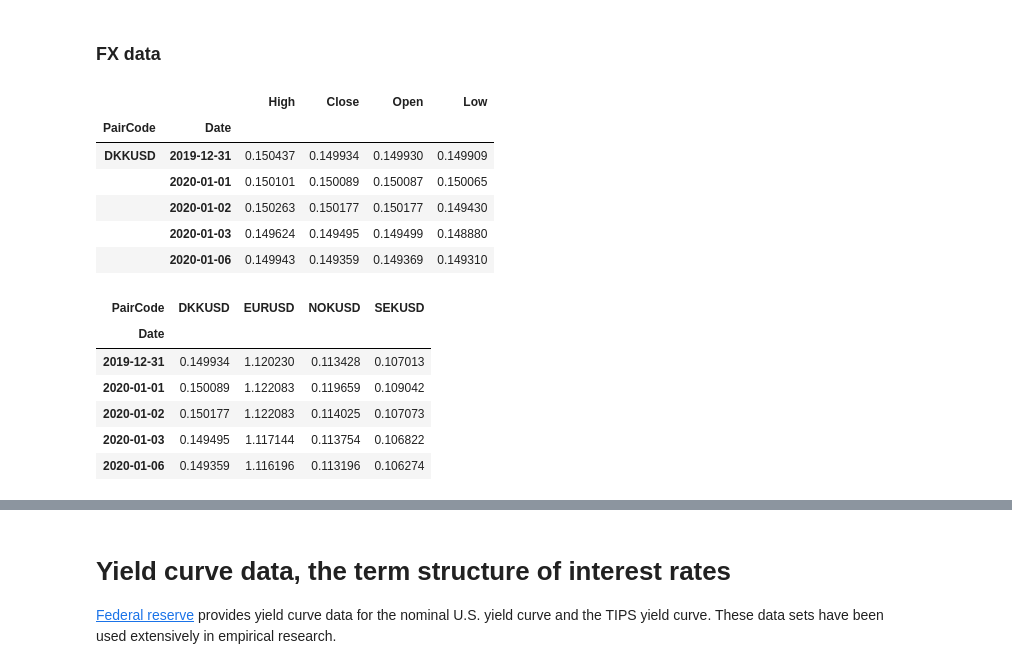
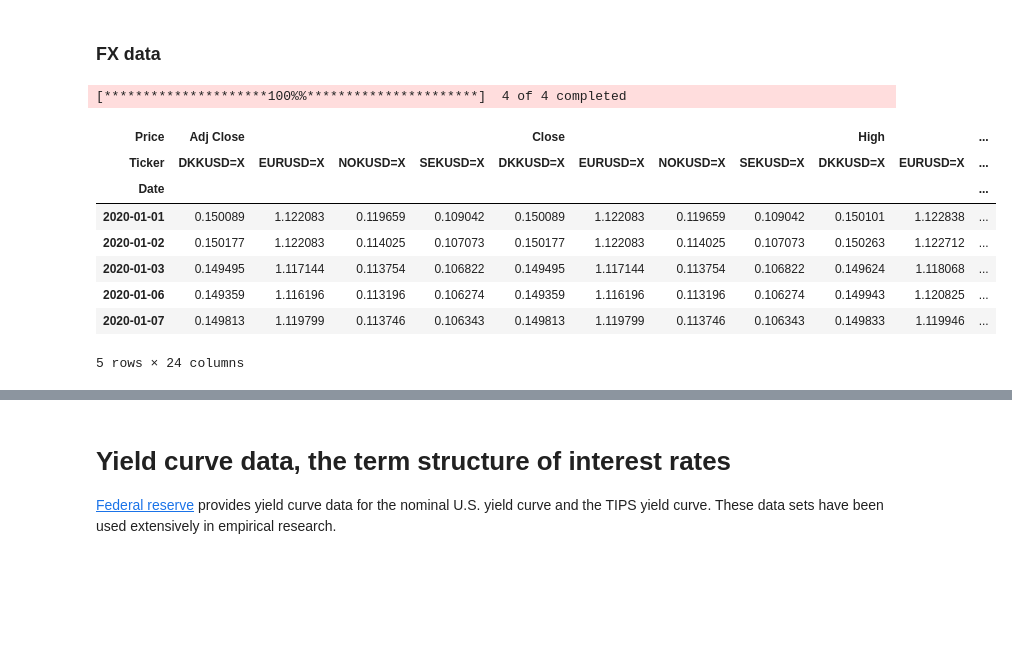
Before and after one commit to staxmetrics/python_for_the_financial_economist, a Jupyter notebook: lectures_and_exercises/2024/week_2/data_sources.ipynb, the cells around one changed output, grey strips where cells are left out. Saved outputs shown, nothing was run; the diff lists cells and outputs as text; code cells hidden in the pictures; blank space fills up the shorter version.

```diff
--- a/lectures_and_exercises/2024/week_2/data_sources.ipynb
+++ b/lectures_and_exercises/2024/week_2/data_sources.ipynb
@@ -261,36 +271,32 @@ ax.set_ylabel('Index value');
 # %%
 """
 Get FX data
 """
-from pandas_datareader.yahoo.fx import YahooFXReader
 
-tickers = ['DKKUSD', 'EURUSD', 'NOKUSD', 'SEKUSD']
-fx_data = YahooFXReader(tickers, start=datetime.date(2020, 1, 1)).read()
+tickers = ['DKKUSD=X', 'EURUSD=X', 'NOKUSD=X', 'SEKUSD=X']
+fx_data = yf.download(tickers, start=datetime.date(2020, 1, 1))
 
 fx_data.head()
 # %% [output]
+[*********************100%%**********************]  4 of 4 completed
-|  |  | High | Close | Open | Low |
-| PairCode | Date |  |  |  |  |
-| DKKUSD | 2019-12-31 | 0.150437 | 0.149934 | 0.149930 | 0.149909 |
-|  | 2020-01-01 | 0.150101 | 0.150089 | 0.150087 | 0.150065 |
-|  | 2020-01-02 | 0.150263 | 0.150177 | 0.150177 | 0.149430 |
-|  | 2020-01-03 | 0.149624 | 0.149495 | 0.149499 | 0.148880 |
-|  | 2020-01-06 | 0.149943 | 0.149359 | 0.149369 | 0.149310 |
+| Price | Adj Close |  |  |  | Close |  |  |  | High |  | ... |
+| Ticker | DKKUSD=X | EURUSD=X | NOKUSD=X | SEKUSD=X | DKKUSD=X | EURUSD=X | NOKUSD=X | SEKUSD=X | DKKUSD=X | EURUSD=X | ... |
+| Date |  |  |  |  |  |  |  |  |  |  | ... |
+| 2020-01-01 | 0.150089 | 1.122083 | 0.119659 | 0.109042 | 0.150089 | 1.122083 | 0.119659 | 0.109042 | 0.150101 | 1.122838 | ... |
+| 2020-01-02 | 0.150177 | 1.122083 | 0.114025 | 0.107073 | 0.150177 | 1.122083 | 0.114025 | 0.107073 | 0.150263 | 1.122712 | ... |
+| 2020-01-03 | 0.149495 | 1.117144 | 0.113754 | 0.106822 | 0.149495 | 1.117144 | 0.113754 | 0.106822 | 0.149624 | 1.118068 | ... |
+| 2020-01-06 | 0.149359 | 1.116196 | 0.113196 | 0.106274 | 0.149359 | 1.116196 | 0.113196 | 0.106274 | 0.149943 | 1.120825 | ... |
+| 2020-01-07 | 0.149813 | 1.119799 | 0.113746 | 0.106343 | 0.149813 | 1.119799 | 0.113746 | 0.106343 | 0.149833 | 1.119946 | ... |
+5 rows × 24 columns
 # %%
 """
 Unstack data
 """
 
-fx_close = fx_data['Close'].unstack().T
+fx_close = fx_data['Close']
 fx_close.head()
+
+fx_close.columns = [c[:-2] for c in fx_close.columns]
-# %% [output]
-| PairCode | DKKUSD | EURUSD | NOKUSD | SEKUSD |
-| Date |  |  |  |  |
-| 2019-12-31 | 0.149934 | 1.120230 | 0.113428 | 0.107013 |
-| 2020-01-01 | 0.150089 | 1.122083 | 0.119659 | 0.109042 |
-| 2020-01-02 | 0.150177 | 1.122083 | 0.114025 | 0.107073 |
-| 2020-01-03 | 0.149495 | 1.117144 | 0.113754 | 0.106822 |
-| 2020-01-06 | 0.149359 | 1.116196 | 0.113196 | 0.106274 |
 # %%
 """
 Plot FX data
```
Also changed, not shown: parts of 30 cells of this notebook, 5 other files.
